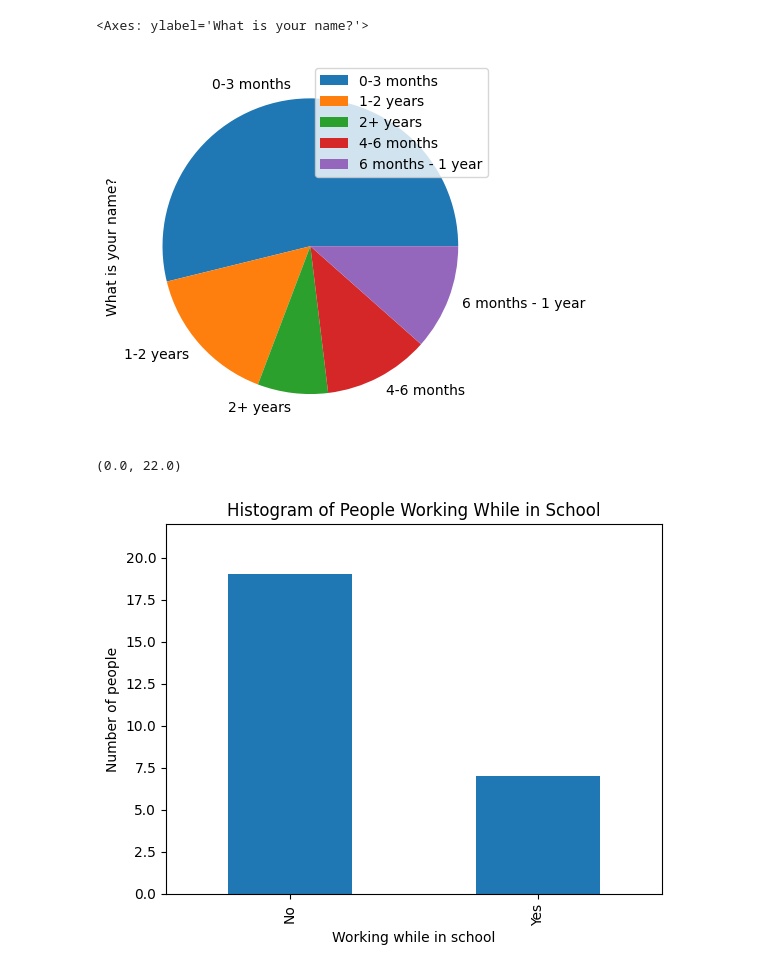
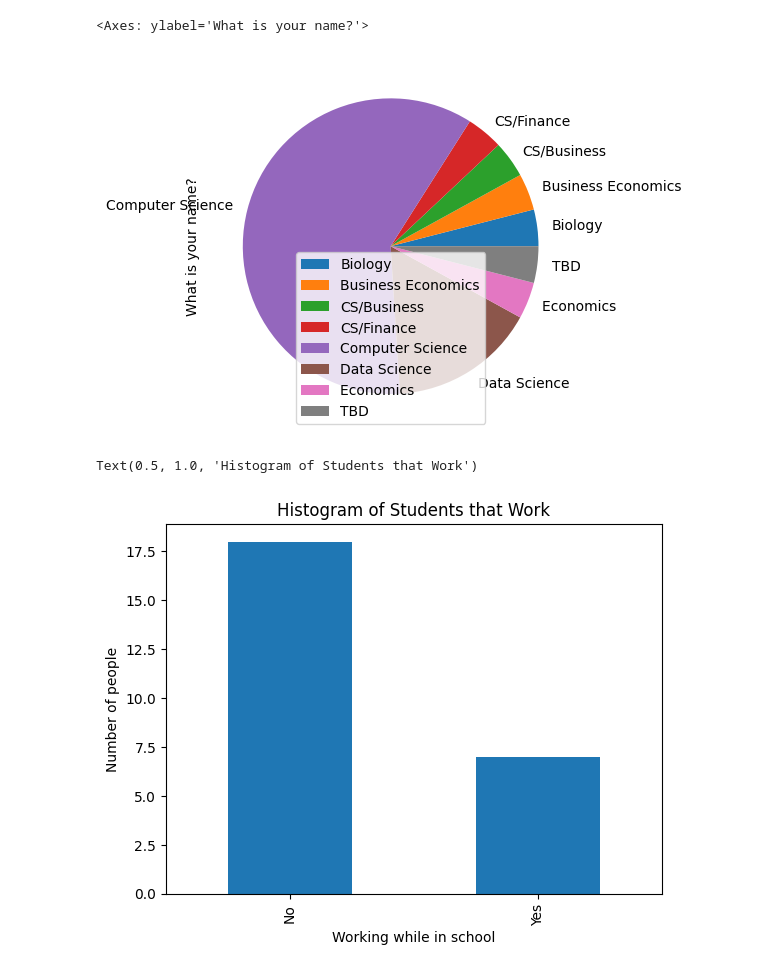
Before and after one commit to tsdandekar24/TanavDandekar_csci_1070_course, a Jupyter notebook: week_04_homework.ipynb, the cells around one changed output. Saved outputs shown, nothing was run; the diff lists cells and outputs as text; code cells hidden in the pictures.

```diff
--- a/week_04_homework.ipynb
+++ b/week_04_homework.ipynb
@@ -21,3 +21,16 @@ survey_df.head(10)
 | 7 | 2024/09/05 6:36:13 PM EST | Steven | He/Him | St. Louis MO | 1 | ... |
 | 8 | 2024/09/05 6:36:14 PM EST | Nico | multiple: he/him and they/them | Missouri, USA | 2 | ... |
 | 9 | 2024/09/05 6:36:24 PM EST | Iovane | He/Him | Georgia (the country not the state) | 4 | ... |
+# %%
+# Standardizing Pets
+# Question: Do we have to replace the previous columns with the ones we standardize?
+pets = {"What is your name?": ["Alex", "Tanay", "Akshita", "Anthony", "Nuri", "Mahley", "Chetan", "Steven", "Nico",
+                                   "Iovane", "Brandon", "Carter", "Tanav", "Abhishek", "Garlo", "Vivek", "Abhilasha",
+                                   "Tony", "Finn", "Ben", "Harsh", "Drake", "Issac", "Tony ", "Esme", "Alan"],
+            "How many pets do you have?": [1, 0, 0, 2, 0, 0, 0, 2, 3, 0, 2, 0, 0, 1, 0, 2, 2, 2, 2, 0, 7, 8, 0, 0, 3, 0],
+            "What kind of pets do you have?": ["Dog", "N/A", "N/A", "Dog", "N/A", "N/A", "N/A", "N/A", "Dog and Cat",
+                                               "Dog and Cat", "N/A", "Dog", "N/A", "N/A", "N/A", "N/A", "Dog and Cat",
+                                               "Dog", "Dog", "Dog", "N/A", "Dog and Cat", "Dog", "N/A", "Dog", "N/A"]}
+pets_df = pd.DataFrame(pets)
+new_survey_df = pd.merge(survey_df, pets_df, on = "What is your name?")
+new_survey_df
@@ -24,3 +56,27 @@ survey_df.head(10)
 # %%
-survey_df.columns
+# Standardizing Birthplaces
+new_survey_df.loc[new_survey_df["What state/country were you born in?"] == "Frankfurt, Germany", "What state/country were you born in?"] = "Germany"
+new_survey_df.loc[new_survey_df["What state/country were you born in?"] == "st. louis, mo", "What state/country were you born in?"] = "Missouri"
+new_survey_df.loc[new_survey_df["What state/country were you born in?"] == "St. Louis MO", "What state/country were you born in?"] = "Missouri"
+new_survey_df.loc[new_survey_df["What state/country were you born in?"] == "Missouri, USA", "What state/country were you born in?"] = "Missouri"
+new_survey_df.loc[new_survey_df["What state/country were you born in?"] == "Georgia (the country not the state)", "What state/country were you born in?"] = "Georgia"
+new_survey_df.loc[new_survey_df["What state/country were you born in?"] == "st.louis mo", "What state/country were you born in?"] = "Missouri"
+new_survey_df.loc[new_survey_df["What state/country were you born in?"] == "Saint Louis, Missouri", "What state/country were you born in?"] = "Missouri"
+new_survey_df.loc[new_survey_df["What state/country were you born in?"] == "Kansas, Overland Park", "What state/country were you born in?"] = "Kansas"
+new_survey_df.loc[new_survey_df["What state/country were you born in?"] == "United States Missouri ", "What state/country were you born in?"] = "Missouri"
+new_survey_df.loc[new_survey_df["What state/country were you born in?"] == "I was born in Chandigarh, India!", "What state/country were you born in?"] = "India"
+new_survey_df.loc[new_survey_df["What state/country were you born in?"] == "People's Republic of China", "What state/country were you born in?"] = "China"
+new_survey_df.loc[new_survey_df["What state/country were you born in?"] == "TEXAS", "What state/country were you born in?"] = "Texas"
+new_survey_df.loc[new_survey_df["What state/country were you born in?"] == "Kazakhstah", "What state/country were you born in?"] = "Kazakhstan"
+
+# Standardizing Majors
+new_survey_df.loc[new_survey_df["What is your major?"] == "computer science", "What is your major?"] = "Computer Science"
+new_survey_df.loc[new_survey_df["What is your major?"] == "cs/ finance ", "What is your major?"] = "CS/Finance"
+new_survey_df.loc[new_survey_df["What is your major?"] == "comp sci", "What is your major?"] = "Computer Science"
+new_survey_df.loc[new_survey_df["What is your major?"] == "Biology w/ evolutionary bio minor", "What is your major?"] = "Biology"
+new_survey_df.loc[new_survey_df["What is your major?"] == "Computer Science, B.A. (I might switch to B.S., but I wish to pursue a career in digital IP law, eventually!)", "What is your major?"] = "Computer Science"
+new_survey_df.loc[new_survey_df["What is your major?"] == "Computer Science; considering an additional major or a minor", "What is your major?"] = "Computer Science"
+new_survey_df.loc[new_survey_df["What is your major?"] == "Computer science", "What is your major?"] = "Computer Science"
+new_survey_df.loc[new_survey_df["What is your major?"] == "Data science", "What is your major?"] = "Data Science"
+new_survey_df
 # %% [output]
@@ -68,18 +126,19 @@ plt.plot(survey_df["How many siblings do you have?"], survey_df["How old are you
 # %%
 # Pie Chart (Programming length)
-agg_length = survey_df.groupby("How much experience do you have programming?").count()
-agg_length.plot(kind = "pie", y = "What is your name?")
+agg_major = new_survey_df.groupby("What is your major?").count()
+agg_major.plot(kind = "pie", y = "What is your name?")
+# The graph shows that the people in the class major in different things, but the popular major in the class Computer Science.
 # %% [output]
 <Axes: ylabel='What is your name?'>
-[figure, old version]
+[figure, new version]
 # %%
 # Histogram (Working while in school)
-work_count = survey_df["Are you working while in school?"].value_counts()
+work_count = new_survey_df["Are you working while in school?"].value_counts()
 work_count.plot(kind = "bar")
 plt.xlabel("Working while in school")
 plt.ylabel("Number of people")
-plt.title("Histogram of People Working While in School")
-plt.set_yticks(np.arange(
+plt.title("Histogram of Students that Work")
+# This graph shows that most of the students in the class don't work right now.
 # %% [output]
-(0.0, 22.0)
+Text(0.5, 1.0, 'Histogram of Students that Work')
-[figure, old version]
+[figure, new version]
```
Also changed, not shown: parts of 5 cells of this notebook.
